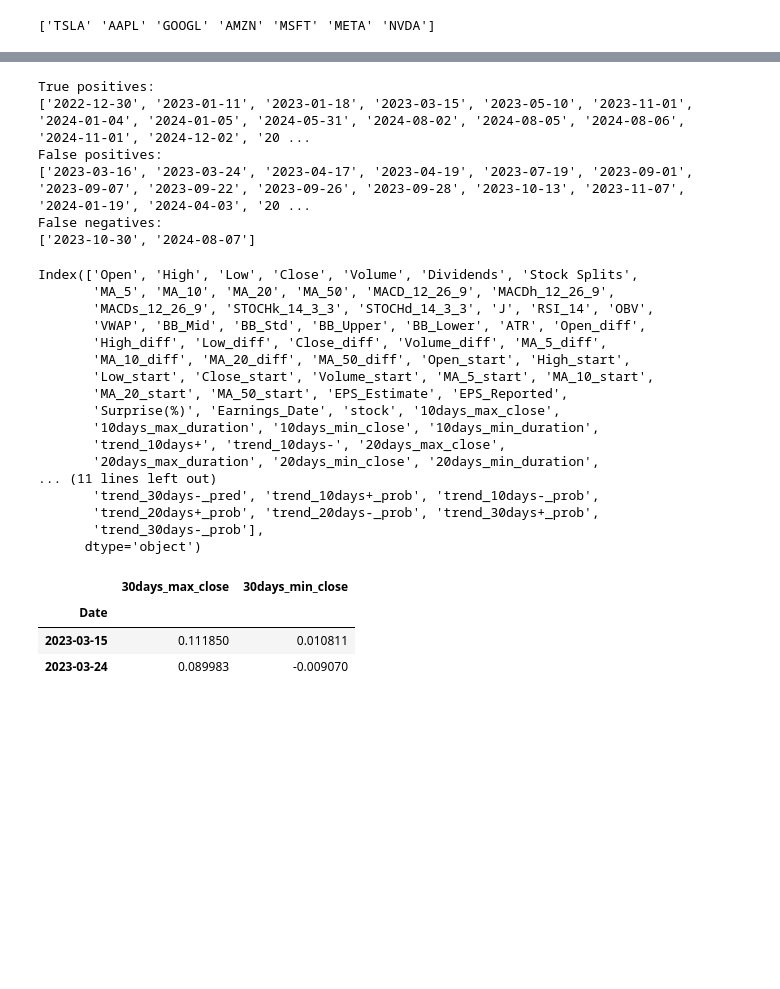
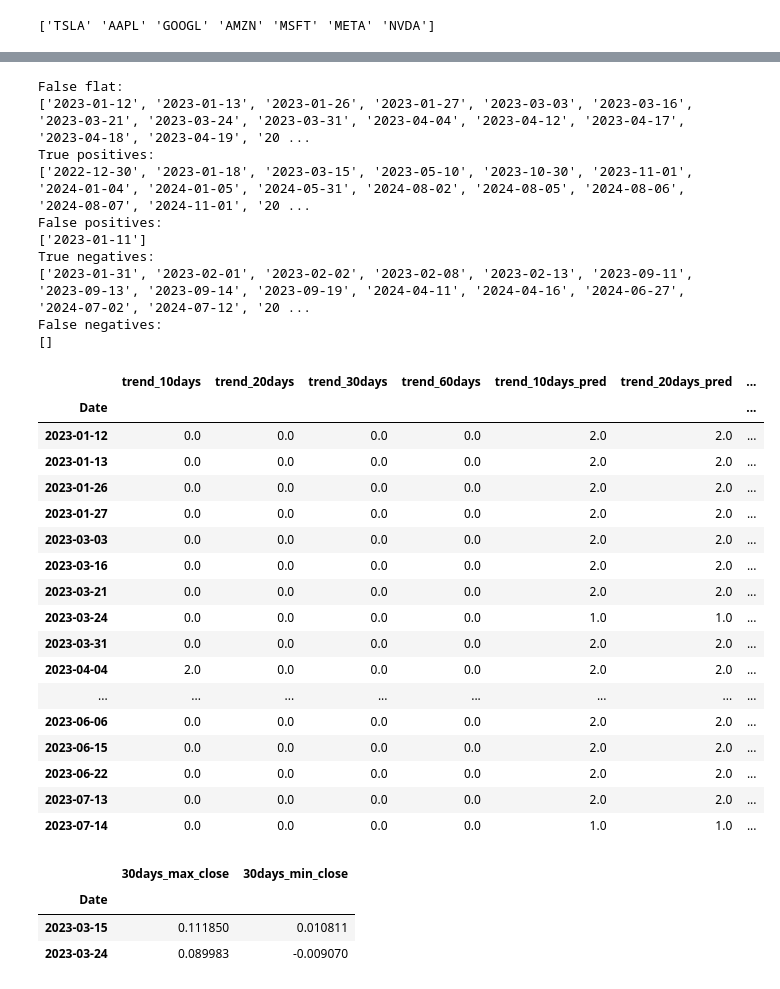
Before and after one commit to junqiangzhou/Quant-Modeling, a Jupyter notebook: visualize.ipynb, the cells around one changed output, grey strips where cells are left out. Cells and saved outputs as stored; diff of their text form; code cells hidden in the pictures; blank space fills up the shorter version.

```diff
--- a/visualize.ipynb
+++ b/visualize.ipynb
@@ -71,56 +71,66 @@ Positive labels: [23 21 19 17 25 19]
 # %%
-def get_false_predictions(df, label_name, positive=True):
-    pred = 1 if positive else 0
-    row_indices = df.index[df[label_name+"_pred"] == pred]
-    gt_labels = df[label_name].loc[row_indices]
+def get_false_predictions(df, label_name, label=0):
+    label_pred = label_name + "_pred"
 
     dates_correct, dates_false = [], []
-    for date, gt in gt_labels.items():
-        if not np.isnan(gt) and gt == pred:
+    for date, row in df.iterrows():
+        if not np.isnan(row[label_pred]) and row[label_name] == label and row[label_pred] == row[label_name]:
             dates_correct.append(date.strftime("%Y-%m-%d"))
-        if not np.isnan(gt) and gt != pred:
+        elif not np.isnan(row[label_pred]) and row[label_name] == label and row[label_pred] != row[label_name]:
             dates_false.append(date.strftime("%Y-%m-%d"))
     return dates_correct, dates_false
 
 
-dates_tp, dates_fp = get_false_predictions(df_test, "trend_30days+", positive=True)
+dates_tf, dates_ff = get_false_predictions(df_test, "trend_30days", label=0)
+# print("True flat: "). # too many flat
+# print(dates_tf)
+print("False flat: ")
+print(dates_ff)
+
+dates_tp, dates_fp = get_false_predictions(df_test, "trend_30days", label=1)
 print("True positives: ")
 print(dates_tp)
 print("False positives: ")
 print(dates_fp)
 
-dates_tn, dates_fn = get_false_predictions(df_test, "trend_30days+", positive=False)
-# print("True negatives: ") # Too many negatives
-# print(dates_tn)
+dates_tn, dates_fn = get_false_predictions(df_test, "trend_30days", label=2)
+print("True negatives: ") # Too many negatives
+print(dates_tn)
 print("False negatives: ")
 print(dates_fn)
 # %% [output]
+False flat:
+['2023-01-12', '2023-01-13', '2023-01-26', '2023-01-27', '2023-03-03', '2023-03-16', '2023-03-21', '2023-03-24', '2023-03-31', '2023-04-04', '2023-04-12', '2023-04-17', '2023-04-18', '2023-04-19', '20 ...
 True positives:
-['2022-12-30', '2023-01-11', '2023-01-18', '2023-03-15', '2023-05-10', '2023-11-01', '2024-01-04', '2024-01-05', '2024-05-31', '2024-08-02', '2024-08-05', '2024-08-06', '2024-11-01', '2024-12-02', '20 ...
+['2022-12-30', '2023-01-18', '2023-03-15', '2023-05-10', '2023-10-30', '2023-11-01', '2024-01-04', '2024-01-05', '2024-05-31', '2024-08-02', '2024-08-05', '2024-08-06', '2024-08-07', '2024-11-01', '20 ...
 False positives:
-['2023-03-16', '2023-03-24', '2023-04-17', '2023-04-19', '2023-07-19', '2023-09-01', '2023-09-07', '2023-09-22', '2023-09-26', '2023-09-28', '2023-10-13', '2023-11-07', '2024-01-19', '2024-04-03', '20 ...
+['2023-01-11']
+True negatives:
+['2023-01-31', '2023-02-01', '2023-02-02', '2023-02-08', '2023-02-13', '2023-09-11', '2023-09-13', '2023-09-14', '2023-09-19', '2024-04-11', '2024-04-16', '2024-06-27', '2024-07-02', '2024-07-12', '20 ...
 False negatives:
-['2023-10-30', '2024-08-07']
+[]
 # %%
-df_test.columns
+label_pred = [label + "_pred" for label in label_feature]
+df_test.loc[dates_ff, label_feature + label_pred].head(30)
 # %% [output]
-Index(['Open', 'High', 'Low', 'Close', 'Volume', 'Dividends', 'Stock Splits',
-       'MA_5', 'MA_10', 'MA_20', 'MA_50', 'MACD_12_26_9', 'MACDh_12_26_9',
-       'MACDs_12_26_9', 'STOCHk_14_3_3', 'STOCHd_14_3_3', 'J', 'RSI_14', 'OBV',
-       'VWAP', 'BB_Mid', 'BB_Std', 'BB_Upper', 'BB_Lower', 'ATR', 'Open_diff',
-       'High_diff', 'Low_diff', 'Close_diff', 'Volume_diff', 'MA_5_diff',
-       'MA_10_diff', 'MA_20_diff', 'MA_50_diff', 'Open_start', 'High_start',
-       'Low_start', 'Close_start', 'Volume_start', 'MA_5_start', 'MA_10_start',
-       'MA_20_start', 'MA_50_start', 'EPS_Estimate', 'EPS_Reported',
-       'Surprise(%)', 'Earnings_Date', 'stock', '10days_max_close',
-       '10days_max_duration', '10days_min_close', '10days_min_duration',
-       'trend_10days+', 'trend_10days-', '20days_max_close',
-       '20days_max_duration', '20days_min_close', '20days_min_duration',
-... (11 lines left out)
-       'trend_30days-_pred', 'trend_10days+_prob', 'trend_10days-_prob',
-       'trend_20days+_prob', 'trend_20days-_prob', 'trend_30days+_prob',
-       'trend_30days-_prob'],
-      dtype='object')
+|  | trend_10days | trend_20days | trend_30days | trend_60days | trend_10days_pred | trend_20days_pred | ... |
+| Date |  |  |  |  |  |  | ... |
+| 2023-01-12 | 0.0 | 0.0 | 0.0 | 0.0 | 2.0 | 2.0 | ... |
+| 2023-01-13 | 0.0 | 0.0 | 0.0 | 0.0 | 2.0 | 2.0 | ... |
+| 2023-01-26 | 0.0 | 0.0 | 0.0 | 0.0 | 2.0 | 2.0 | ... |
+| 2023-01-27 | 0.0 | 0.0 | 0.0 | 0.0 | 2.0 | 2.0 | ... |
+| 2023-03-03 | 0.0 | 0.0 | 0.0 | 0.0 | 2.0 | 2.0 | ... |
+| 2023-03-16 | 0.0 | 0.0 | 0.0 | 0.0 | 2.0 | 2.0 | ... |
+| 2023-03-21 | 0.0 | 0.0 | 0.0 | 0.0 | 2.0 | 2.0 | ... |
+| 2023-03-24 | 0.0 | 0.0 | 0.0 | 0.0 | 1.0 | 1.0 | ... |
+| 2023-03-31 | 0.0 | 0.0 | 0.0 | 0.0 | 2.0 | 2.0 | ... |
+| 2023-04-04 | 2.0 | 0.0 | 0.0 | 0.0 | 2.0 | 2.0 | ... |
+| ... | ... | ... | ... | ... | ... | ... | ... |
+| 2023-06-06 | 0.0 | 0.0 | 0.0 | 0.0 | 2.0 | 2.0 | ... |
+| 2023-06-15 | 0.0 | 0.0 | 0.0 | 0.0 | 2.0 | 2.0 | ... |
+| 2023-06-22 | 0.0 | 0.0 | 0.0 | 0.0 | 2.0 | 2.0 | ... |
+| 2023-07-13 | 0.0 | 0.0 | 0.0 | 0.0 | 2.0 | 2.0 | ... |
+| 2023-07-14 | 0.0 | 0.0 | 0.0 | 0.0 | 1.0 | 1.0 | ... |
 # %%
 columns = df_test.columns
 # columns = [column for column in columns if "trend" in column or column in feature_names[18:]]
```
Also changed, not shown: parts of 3 cells of this notebook, 8 other files.
